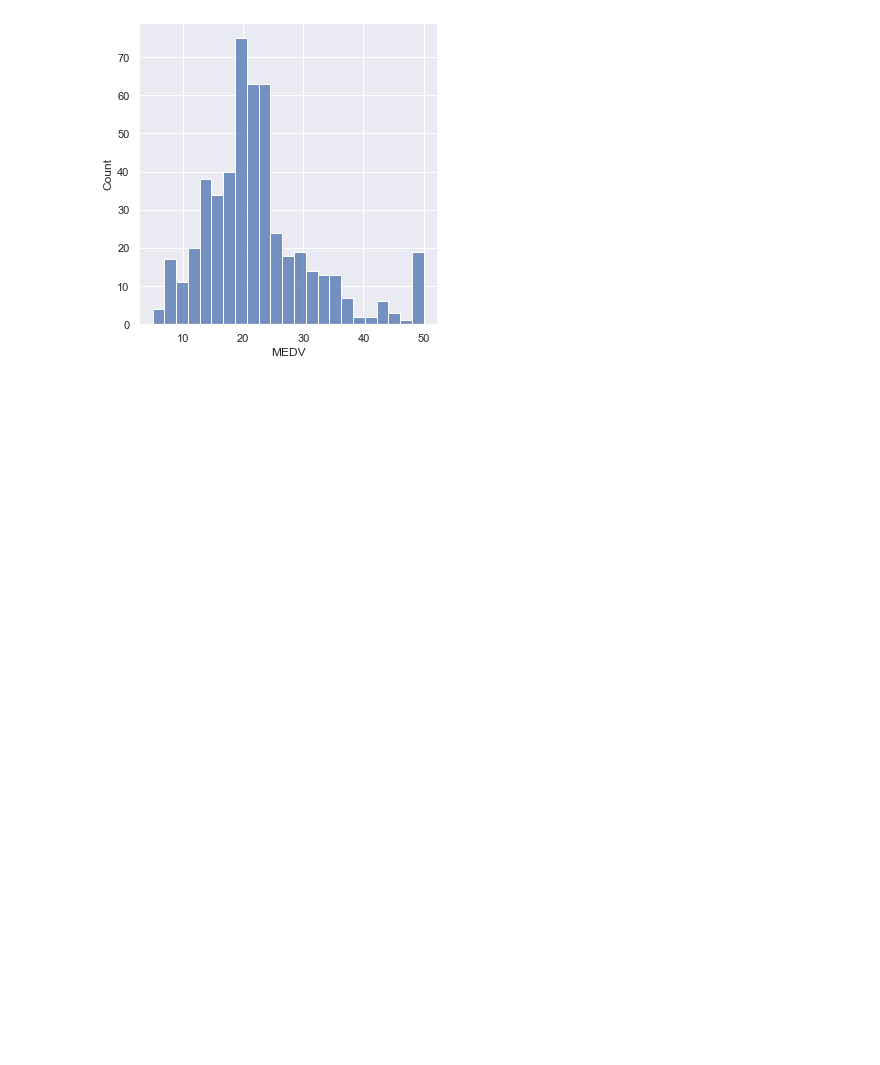
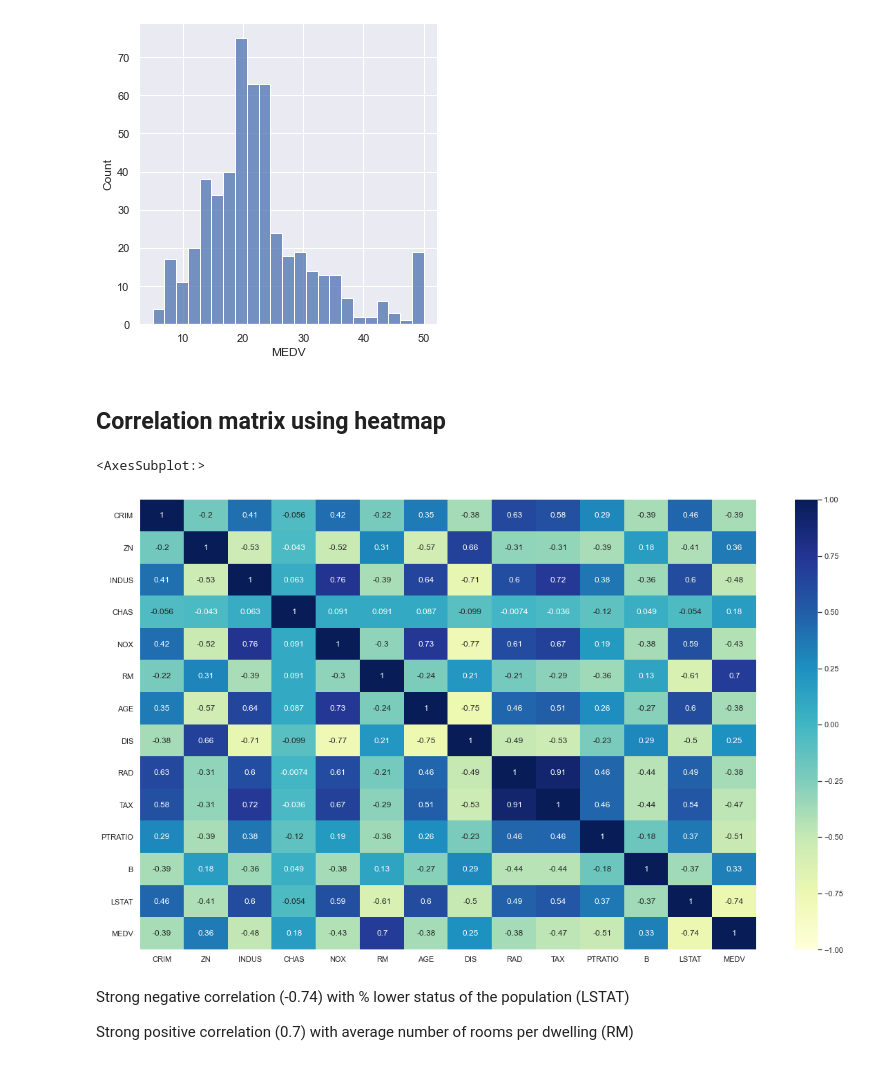
Before and after one commit to gaoqian310/Housing_Analysis, a Jupyter notebook: housing_analysis.ipynb, the cells around one changed output. Cells and saved outputs as stored; diff of their text form; code cells hidden in the pictures; blank space fills up the shorter version.

```diff
--- a/housing_analysis.ipynb
+++ b/housing_analysis.ipynb
@@ -86,3 +88,17 @@ sns.displot(housing_df['MEDV'])
 # %% [output]
 <seaborn.axisgrid.FacetGrid at 0x...>
 [figure]
+# %% [markdown]
+## Correlation matrix using heatmap
+# %%
+# Correlation matrix
+housing_corr = housing_df.corr()
+plt.figure (figsize=(20,12))
+sns.heatmap(housing_corr,annot = True, vmin= -1 , cmap = 'YlGnBu')
+# %% [output]
+<AxesSubplot:>
+[figure, added]
+# %% [markdown]
+Strong negative correlation (-0.74) with % lower status of the population (LSTAT)
+
+Strong positive correlation (0.7) with average number of rooms per dwelling (RM)
```
Also changed, not shown: parts of 1 cell of this notebook, 1 other file.
